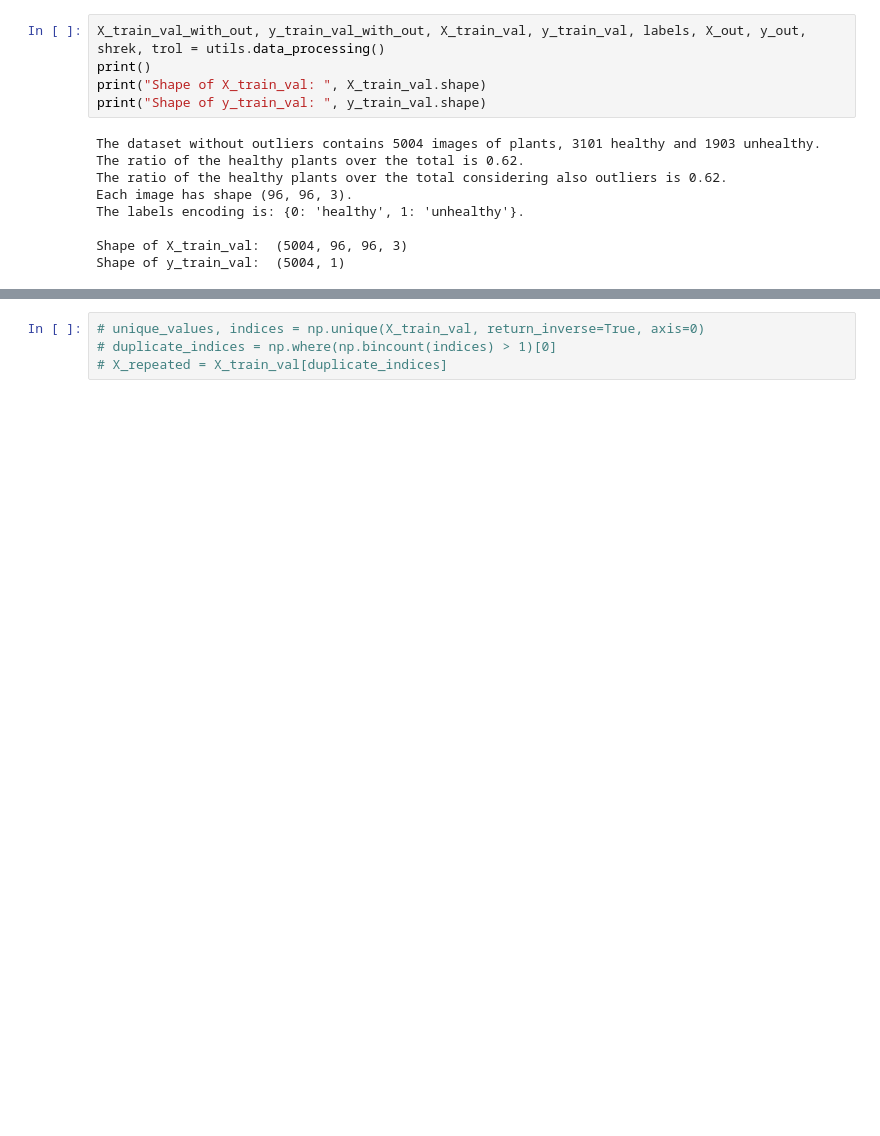
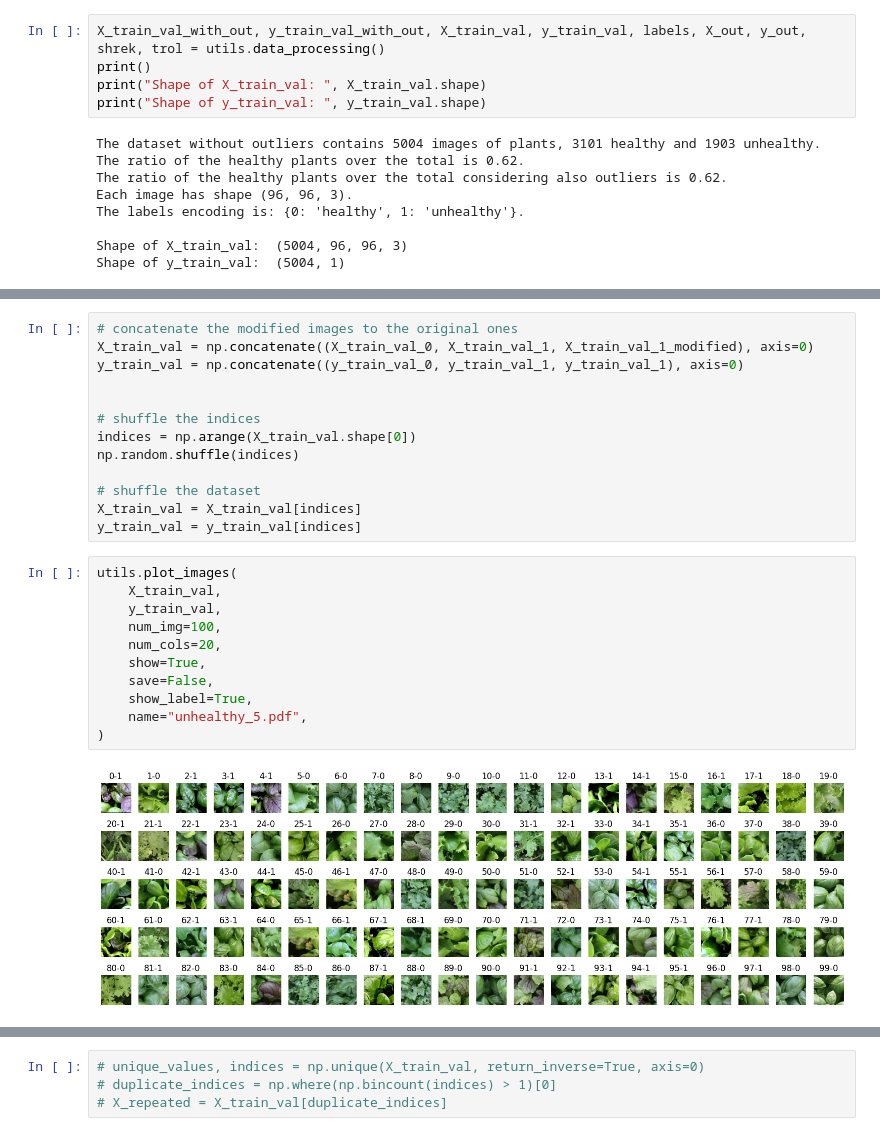
Before and after one commit to davide-gurrieri/plants-classifier, a Jupyter notebook: main.ipynb, the cells around one changed output, grey strips where cells are left out. Cells and saved outputs as stored; diff of their text form; blank space fills up the shorter version.

```diff
--- a/main.ipynb
+++ b/main.ipynb
@@ -69,0 +119,26 @@ Shape of y_train_val:  (5004, 1)
+# %%
+# concatenate the modified images to the original ones
+X_train_val = np.concatenate((X_train_val_0, X_train_val_1, X_train_val_1_modified), axis=0)
+y_train_val = np.concatenate((y_train_val_0, y_train_val_1, y_train_val_1), axis=0)
+
+
+# shuffle the indices
+indices = np.arange(X_train_val.shape[0])
+np.random.shuffle(indices)
+
+# shuffle the dataset
+X_train_val = X_train_val[indices]
+y_train_val = y_train_val[indices]
+# %%
+utils.plot_images(
+    X_train_val,
+    y_train_val,
+    num_img=100,
+    num_cols=20,
+    show=True,
+    save=False,
+    show_label=True,
+    name="unhealthy_5.pdf",
+)
+# %% [output]
+[figure, added]
```
Also changed, not shown: parts of 10 cells of this notebook, 1 other file.
